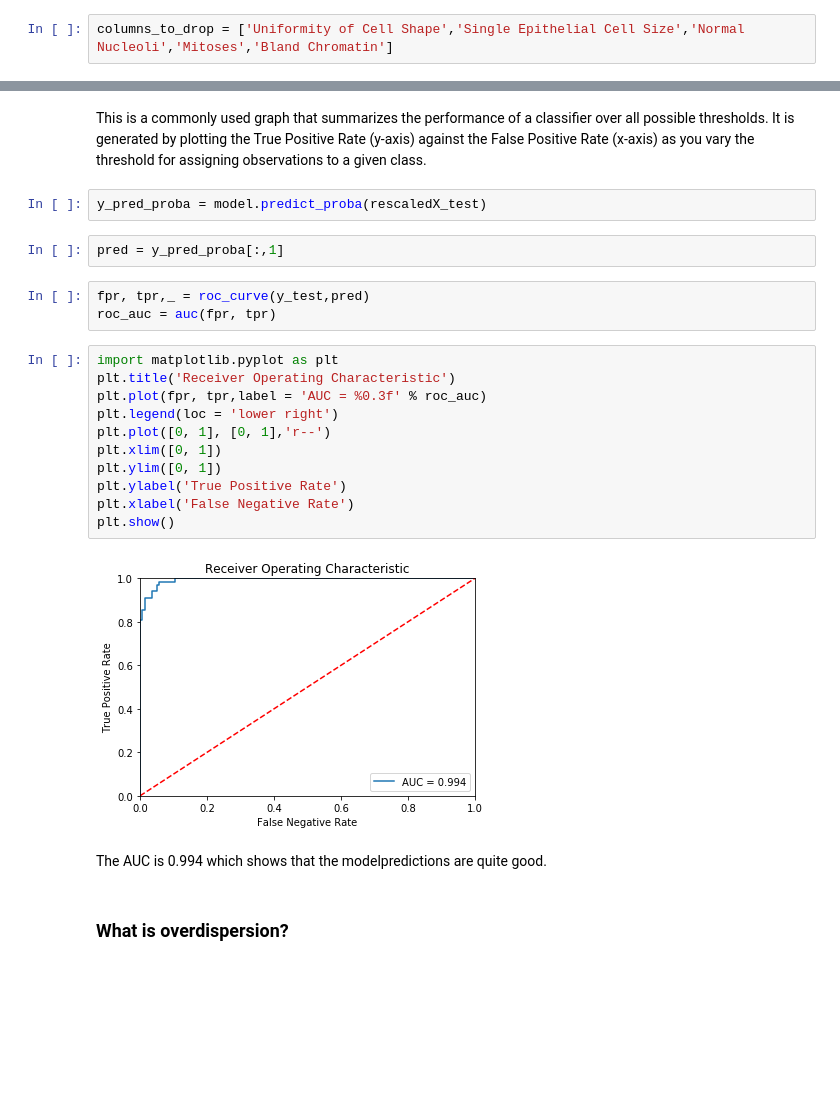
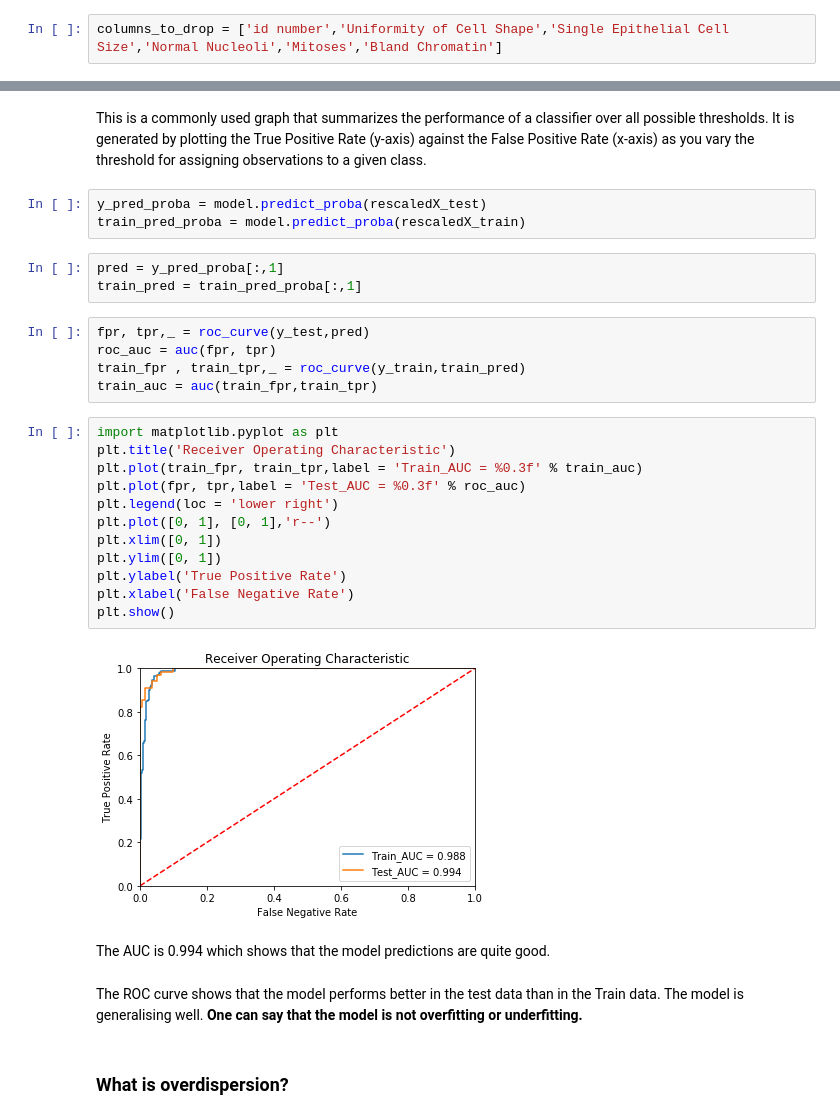
Before and after one commit to LeboSeribe/LogisticRegressionDataCamp, a Jupyter notebook: Cancer_predictions.ipynb, the cells around one changed output, grey strips where cells are left out. Saved outputs shown, nothing was run; the diff lists cells and outputs as text; blank space fills up the shorter version.

Commit message:
checking for overfitting

```diff
--- a/Cancer_predictions.ipynb
+++ b/Cancer_predictions.ipynb
@@ -197,7 +197,7 @@ dtype: float64
 The P-values of all the features are diplayed above.
 Those wich have a p-value > 0.05 then will be removed from the data that will be fed to the model.
 # %%
-columns_to_drop = ['Uniformity of Cell Shape','Single Epithelial Cell Size','Normal Nucleoli','Mitoses','Bland Chromatin']
+columns_to_drop = ['id number','Uniformity of Cell Shape','Single Epithelial Cell Size','Normal Nucleoli','Mitoses','Bland Chromatin']
 # %%
 X_train = X_train.drop(columns_to_drop,axis = 1)
 # %%
@@ -305,26 +316,34 @@ It is generated by plotting the True Positive Rate (y-axis) against the False Po
 as you vary the threshold for assigning observations to a given class.
 # %%
 y_pred_proba = model.predict_proba(rescaledX_test)
+train_pred_proba = model.predict_proba(rescaledX_train)
 # %%
 pred = y_pred_proba[:,1]
+train_pred = train_pred_proba[:,1]
 # %%
 fpr, tpr,_ = roc_curve(y_test,pred)
 roc_auc = auc(fpr, tpr)
+train_fpr , train_tpr,_ = roc_curve(y_train,train_pred)
+train_auc = auc(train_fpr,train_tpr)
 # %%
 import matplotlib.pyplot as plt
 plt.title('Receiver Operating Characteristic')
-plt.plot(fpr, tpr,label = 'AUC = %0.3f' % roc_auc)
+plt.plot(train_fpr, train_tpr,label = 'Train_AUC = %0.3f' % train_auc)
+plt.plot(fpr, tpr,label = 'Test_AUC = %0.3f' % roc_auc)
 plt.legend(loc = 'lower right')
 plt.plot([0, 1], [0, 1],'r--')
 plt.xlim([0, 1])
 plt.ylim([0, 1])
 plt.ylabel('True Positive Rate')
 plt.xlabel('False Negative Rate')
 plt.show()
 # %% [output]
-[figure, old version]
+[figure, new version]
 # %% [markdown]
-The AUC is 0.994 which shows that the modelpredictions are quite good.
+The AUC is 0.994 which shows that the model predictions are quite good.
+# %% [markdown]
+The ROC curve shows that the model performs better in the test data than in the Train data.
+The model is generalising well. **One can say that the model is not overfitting or underfitting.**
 # %% [markdown]
 ### What is overdispersion?
 # %% [markdown]
```
Also changed, not shown: parts of 6 cells of this notebook.
